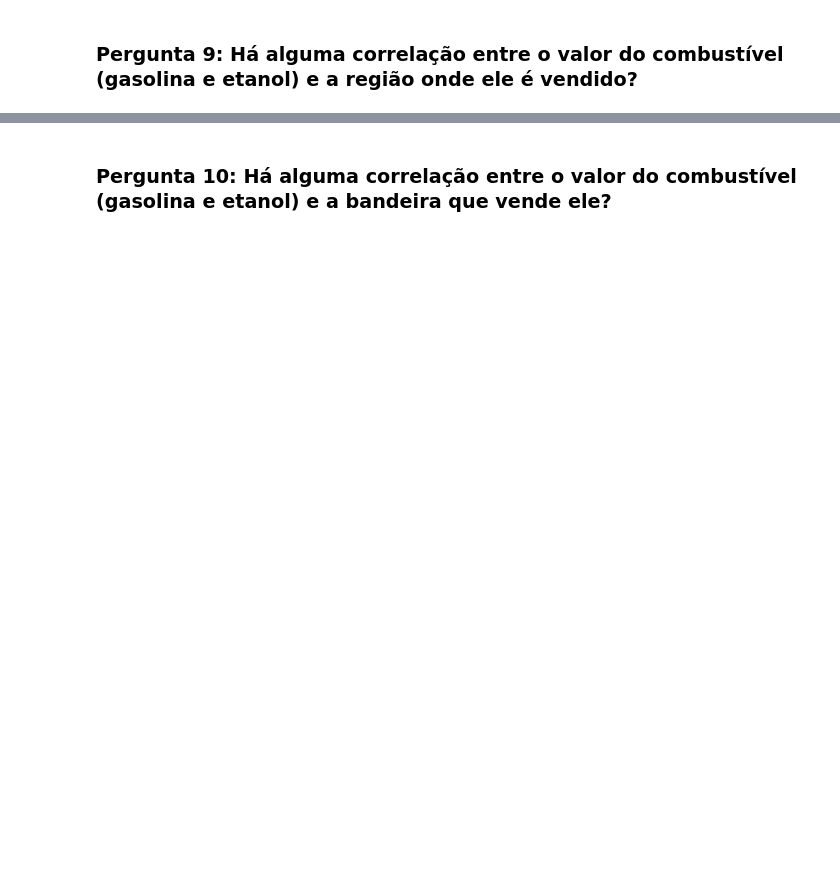
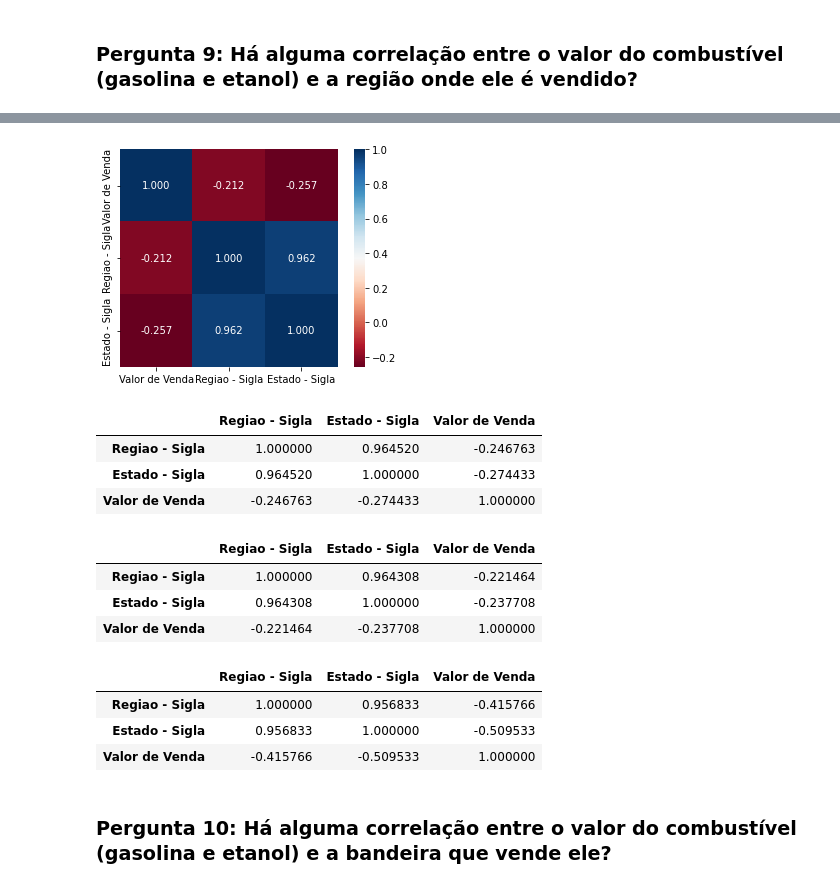
Before and after one commit to joaovictojuliao/Squad-2-M4, a Jupyter notebook: M4_Squad_2_Projeto_Final_análise_exploratória_preços_de_combustíveis_no_Brasil.ipynb, the cells around one changed output, grey strips where cells are left out. Saved outputs shown, nothing was run; the diff lists cells and outputs as text; code cells hidden in the pictures; blank space fills up the shorter version.

```diff
--- a/M4_Squad_2_Projeto_Final_análise_exploratória_preços_de_combustíveis_no_Brasil.ipynb
+++ b/M4_Squad_2_Projeto_Final_análise_exploratória_preços_de_combustíveis_no_Brasil.ipynb
@@ -395,0 +484,6 @@ etanol.groupby(['Produto', 'Regiao - Sigla'])[['Valor de Venda']].mean().sort_va
+# %%
+#CORRELAÇÃO REGIÕES COM O PREÇO MÉDIO PARA TODOS OS COMBUSTÍVEIS
+
+correlacao = copia[['Valor de Venda', 'Regiao - Sigla', 'Estado - Sigla']].corr()
+
+display(correlacao)
@@ -396,2 +502,37 @@ etanol.groupby(['Produto', 'Regiao - Sigla'])[['Valor de Venda']].mean().sort_va
+# %%
+# MAPA DE CALOR (HEATMAP)
+
+sns.heatmap(correlacao, cmap='RdBu', fmt= '.3f', square=True, linecolor='white', annot=True);
+# %% [output]
+[figure, added]
+# %%
+# CORRELAÇÃO REGIÕES COM O PREÇO MÉDIO DA GASOLINA COMUM
+copia_gasolina_comum = copia.loc["GASOLINA"]
+(copia_gasolina_comum.corr())
+# %% [output]
+|  | Regiao - Sigla | Estado - Sigla | Valor de Venda |
+| Regiao - Sigla | 1.000000 | 0.964520 | -0.246763 |
+| Estado - Sigla | 0.964520 | 1.000000 | -0.274433 |
+| Valor de Venda | -0.246763 | -0.274433 | 1.000000 |
+# %%
+# CORRELAÇÃO REGIÕES COM O PREÇO MÉDIO DA GASOLINA ADITIVADA
+
+copia_gasolina_aditivada = copia.loc["GASOLINA ADITIVADA"]
+(copia_gasolina_aditivada.corr())
+# %% [output]
+|  | Regiao - Sigla | Estado - Sigla | Valor de Venda |
+| Regiao - Sigla | 1.000000 | 0.964308 | -0.221464 |
+| Estado - Sigla | 0.964308 | 1.000000 | -0.237708 |
+| Valor de Venda | -0.221464 | -0.237708 | 1.000000 |
+# %%
+# CORRELAÇÃO REGIÕES COM O PREÇO MÉDIO DO ETANOL
+
+copia_etanol = copia.loc["ETANOL"]
+(copia_etanol.corr())
+# %% [output]
+|  | Regiao - Sigla | Estado - Sigla | Valor de Venda |
+| Regiao - Sigla | 1.000000 | 0.956833 | -0.415766 |
+| Estado - Sigla | 0.956833 | 1.000000 | -0.509533 |
+| Valor de Venda | -0.415766 | -0.509533 | 1.000000 |
 # %% [markdown]
 ### **Pergunta 10: Há alguma correlação entre o valor do combustível (gasolina e etanol) e a bandeira que vende ele?**
```
Also changed, not shown: parts of 28 cells of this notebook.
